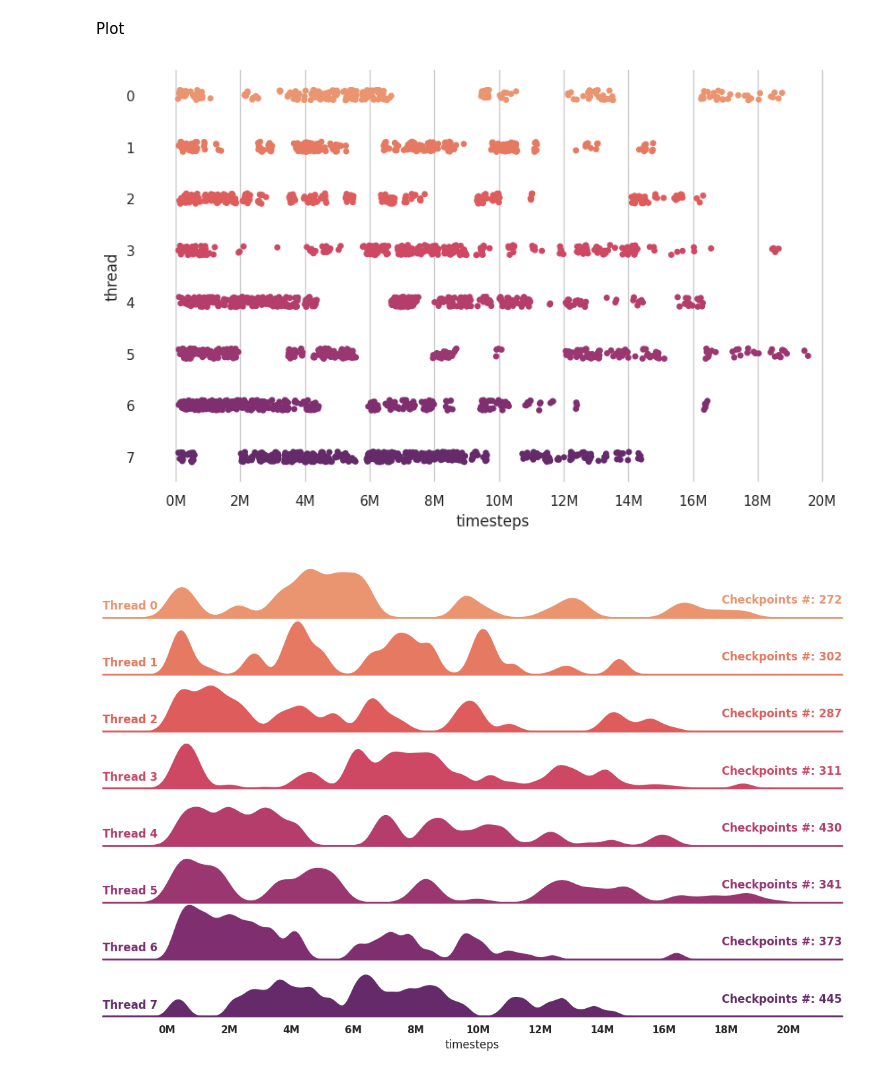
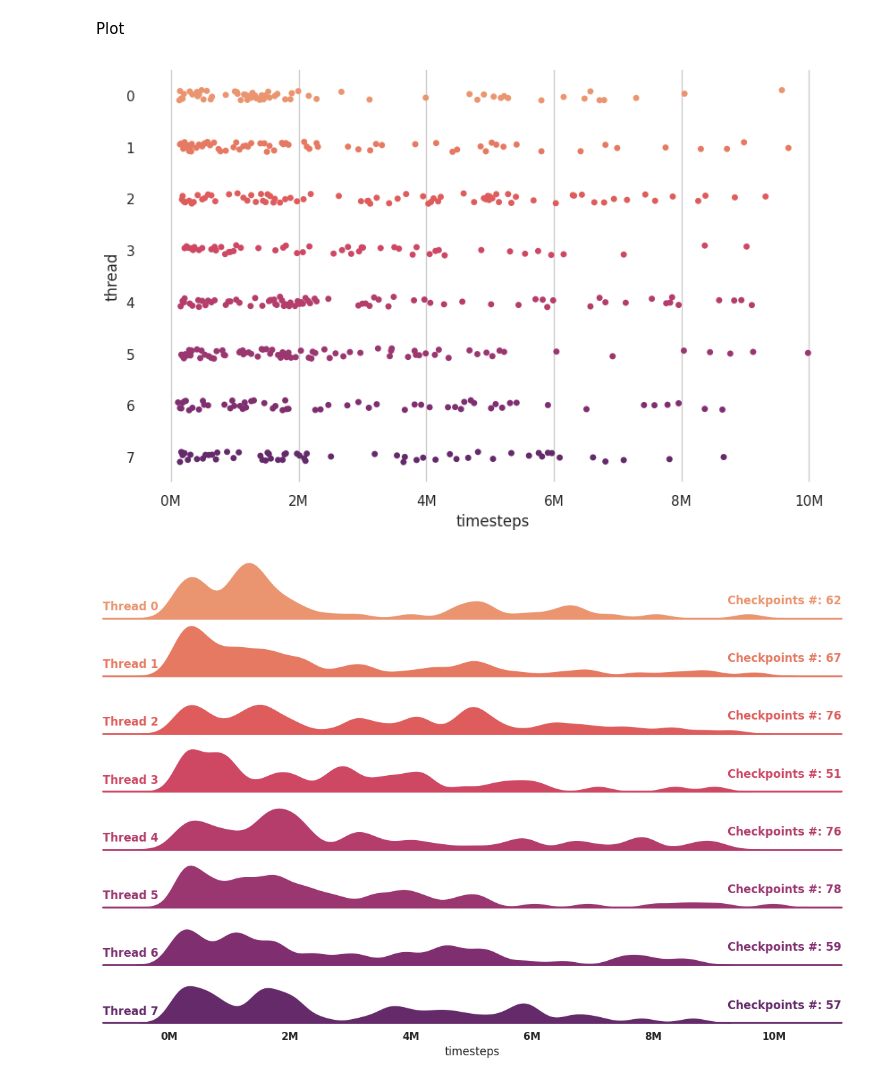
Before and after one commit to ThomasChen98/SIMPLE, a Jupyter notebook: app/plot_checkpoints/checkpoints_scatter.ipynb, the cells around one changed output. Drawn from its saved outputs; the diff is of its cells as text; code cells hidden in the pictures.

Commit message:
Change format from png to pdf. Update plots

```diff
--- a/app/plot_checkpoints/checkpoints_scatter.ipynb
+++ b/app/plot_checkpoints/checkpoints_scatter.ipynb
@@ -10,7 +10,7 @@ import matplotlib.pyplot as plt
 
 figsize=(10, 6)
 export_dir = './'
-data_dir = '../data/SP_TTT_20M_s8/models/'
+data_dir = '../data/SP_C4_10M_s8/models/'
 
 sns.set()
 sns.set_context("paper")
@@ -68,14 +68,14 @@ sns.set(rc={'figure.figsize':(18,15), 'axes.grid' : True, 'grid.color': '.8'})
 sns.set_style({'axes.facecolor':'white'})
 fig, ax = plt.subplots(figsize=figsize)
 g = sns.stripplot(data=full_data, x="timesteps", y="thread", hue="thread", palette="flare", legend=False)
-plt.xticks(np.arange(0, 21e6, 2e6))
+plt.xticks(np.arange(0, 11e6, 2e6))
 xlabels = ['{:.0f}'.format(x) + 'M' for x in g.get_xticks()/1e6]
 g.set_xticklabels(xlabels)
 
 # save figure
 plt.savefig(os.path.join(export_dir, 'checkpoint_swarm.pdf'), bbox_inches='tight')
 # %% [output]
-[figure, old version]
+[figure, new version]
 # %%
 sns.set_theme(style="white", rc={"axes.facecolor": (0, 0, 0, 0)})
 # Initialize the FacetGrid object
@@ -91,32 +91,32 @@ g.refline(y=0, linewidth=2, linestyle="-", color=None, clip_on=False)
 # Define and use a simple function to label the plot in axes coordinates
 def label(x, color, label):
     ax = plt.gca()
     ax.text(0, 0.2, f'Thread {label}', fontweight="bold", color=color, ha="left", va="center", transform=ax.transAxes)
 def annotate(data, color, **kws):
     n = len(data)
     ax = plt.gca()
     ax.text(1, 0.2, f'Checkpoints #: {n}', fontweight="bold", color=color, ha="right", va="bottom", transform=ax.transAxes)
 
 g.map(label, "timesteps")
 g.map_dataframe(annotate)
 
 # Set the subplots to overlap
 g.figure.subplots_adjust(hspace=0)
 
 # set xticks
 plt.title('Checkpoints Saving Frequency'.title())
 
 for ax in g.axes.flat:
-    plt.xticks(np.arange(0, 21e6, 2e6))
+    plt.xticks(np.arange(0, 11e6, 2e6))
     xlabels = ['{:.0f}'.format(x) + 'M' for x in ax.get_xticks()/1e6]
     ax.set_xticklabels(xlabels, fontweight="bold")
 
 # Remove axes details that don't play well with overlap
 g.set_titles("")
 g.set(yticks=[], ylabel="")
 g.despine(bottom=True, left=True)
 
 # save figure
 plt.savefig(os.path.join(export_dir, 'checkpoint_dist.pdf'), bbox_inches='tight')
 # %% [output]
-[figure, old version]
+[figure, new version]
```
Also changed, not shown: parts of 1 cell of this notebook, 26 other files.
